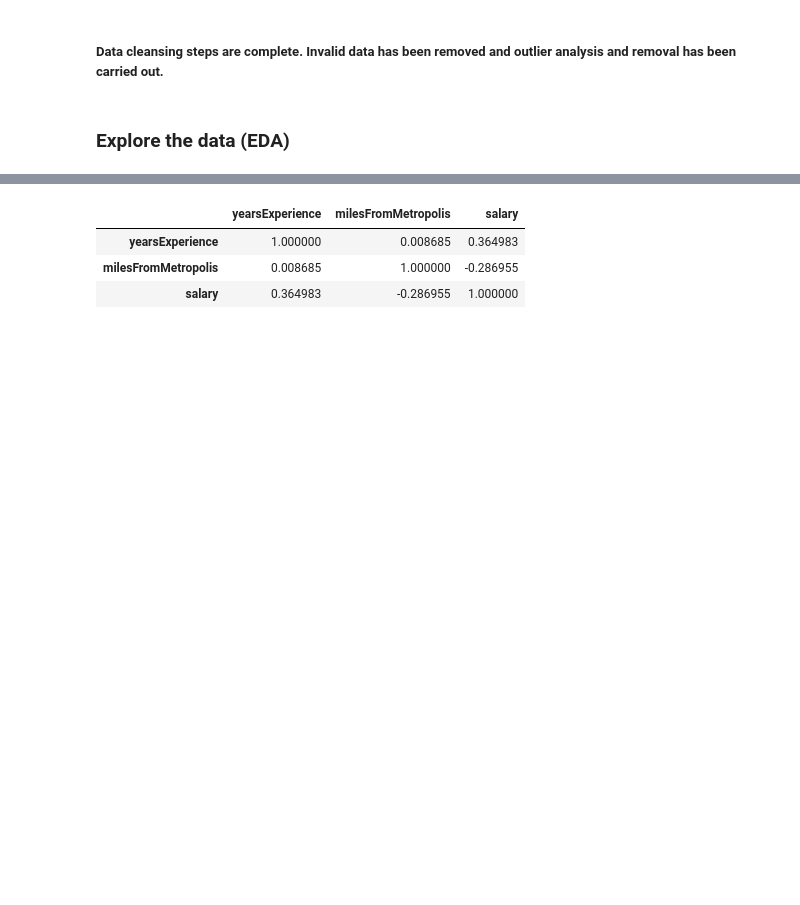
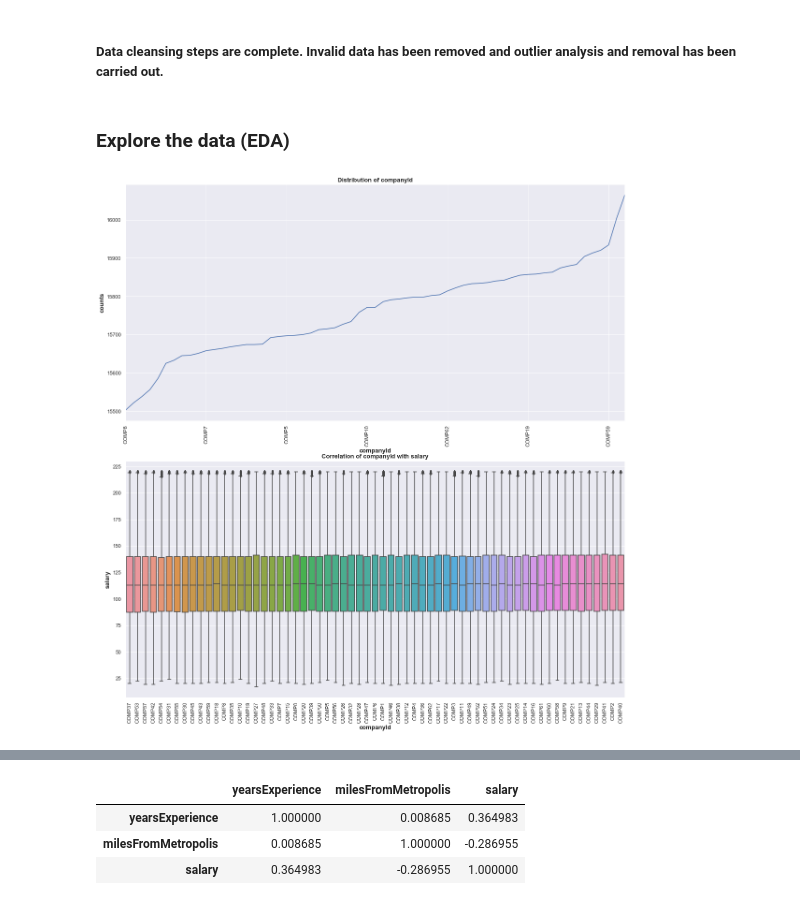
Before and after one commit to ross-macdonald-rm/salarypredictionportfolio, a Jupyter notebook: Salary Prediction Project.ipynb, the cells around one changed output, grey strips where cells are left out. Drawn from its saved outputs; the diff is of its cells as text; code cells hidden in the pictures; blank space fills up the shorter version.

Commit message:
Feature to salary comparison continued.

```diff
--- a/Salary Prediction Project.ipynb
+++ b/Salary Prediction Project.ipynb
@@ -352,6 +359,10 @@ ends(train_df, 3)
 ##### Data cleansing steps are complete. Invalid data has been removed and outlier analysis and removal has been carried out.
 # %% [markdown]
 ### Explore the data (EDA)
+# %%
+plot_feature(train_df,'companyId','salary')
+# %% [output]
+[figure, added]
 # %%
 plot_feature(train_df,'jobType','salary')
 # %% [output]
```
Also changed, not shown: parts of 10 cells of this notebook.
